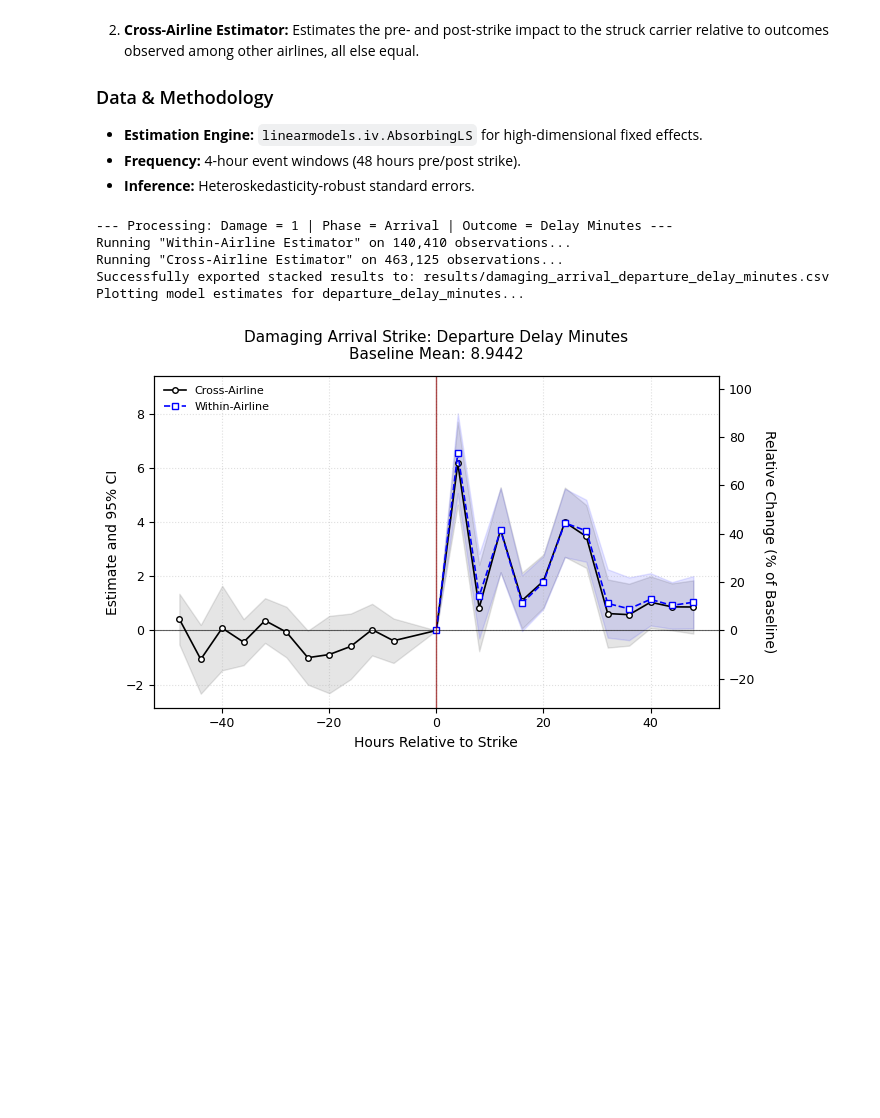
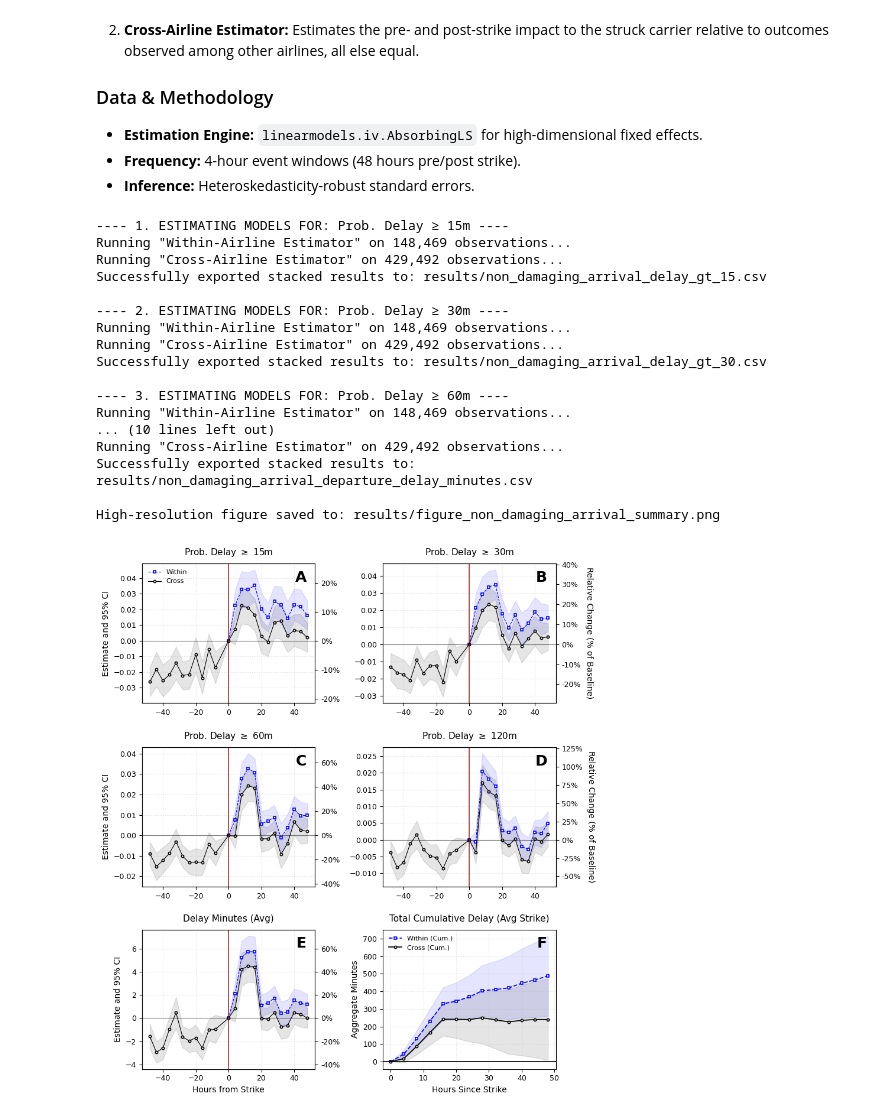
Before and after one commit to levialtringer/wildlife_strike_network_effects, a Jupyter notebook: 02_modeling_tables_and_figures.ipynb, the cells around one changed output. Saved outputs shown, nothing was run; the diff lists cells and outputs as text; code cells hidden in the pictures; blank space fills up the shorter version.

Commit message:
Updates to results

```diff
--- a/02_modeling_tables_and_figures.ipynb
+++ b/02_modeling_tables_and_figures.ipynb
@@ -509,7 +509,7 @@ def get_full_event_study_results(testing_mode, damage, arrival_departure):
 
         ax1 = axes[i]
         ax1.text(0.95, 0.95, panel_letters[i], transform=ax1.transAxes,
-                 fontsize=14, fontweight='bold', va='top', ha='right')
+                 fontsize=18, fontweight='bold', va='top', ha='right')
 
         baseline_mean = df[df['hours_from_strike'] < 0][dv].mean()
 
@@ -561,7 +561,7 @@ def get_full_event_study_results(testing_mode, damage, arrival_departure):
     # --- 4. Cumulative Impact Calculation (Panel F) ---
     ax6 = axes[5]
     ax6.text(0.95, 0.95, 'F', transform=ax6.transAxes,
-             fontsize=14, fontweight='bold', va='top', ha='right')
+             fontsize=18, fontweight='bold', va='top', ha='right')
 
     def get_cum(m_df, counts_df):
         m_df['hour'] = m_df['hour'].astype(int)
@@ -596,20 +596,32 @@ def get_full_event_study_results(testing_mode, damage, arrival_departure):
 
     # Save with 600 DPI for publication quality
     # 'bbox_inches=tight' ensures no labels are cut off at the edges
-    plt.savefig(img_filename, dpi=600, bbox_inches='tight', facecolor='white')
+    plt.savefig(img_filename, dpi=300, bbox_inches='tight', facecolor='white')
 
     print(f"High-resolution figure saved to: {img_filename}")
 
     plt.show()
 # %%
-get_single_event_study_results(damage=1, arrival_departure="Arrival", dv='departure_delay_minutes')
+get_full_event_study_results(testing_mode=False, damage=0, arrival_departure='Arrival')
 # %% [output]
---- Processing: Damage = 1 | Phase = Arrival | Outcome = Delay Minutes ---
-Running "Within-Airline Estimator" on 140,410 observations...
-Running "Cross-Airline Estimator" on 463,125 observations...
-Successfully exported stacked results to: results/damaging_arrival_departure_delay_minutes.csv
-Plotting model estimates for departure_delay_minutes...
+---- 1. ESTIMATING MODELS FOR: Prob. Delay ≥ 15m ----
+Running "Within-Airline Estimator" on 148,469 observations...
+Running "Cross-Airline Estimator" on 429,492 observations...
+Successfully exported stacked results to: results/non_damaging_arrival_delay_gt_15.csv
+
+---- 2. ESTIMATING MODELS FOR: Prob. Delay ≥ 30m ----
+Running "Within-Airline Estimator" on 148,469 observations...
+Running "Cross-Airline Estimator" on 429,492 observations...
+Successfully exported stacked results to: results/non_damaging_arrival_delay_gt_30.csv
+
+---- 3. ESTIMATING MODELS FOR: Prob. Delay ≥ 60m ----
+Running "Within-Airline Estimator" on 148,469 observations...
+... (10 lines left out)
+Running "Cross-Airline Estimator" on 429,492 observations...
+Successfully exported stacked results to: results/non_damaging_arrival_departure_delay_minutes.csv
+
+High-resolution figure saved to: results/figure_non_damaging_arrival_summary.png
-[figure, old version]
+[figure, new version]
 # %%
 get_full_event_study_results(testing_mode=False, damage=1, arrival_departure='Arrival')
 # %% [output]
```
Also changed, not shown: parts of 3 cells of this notebook.
